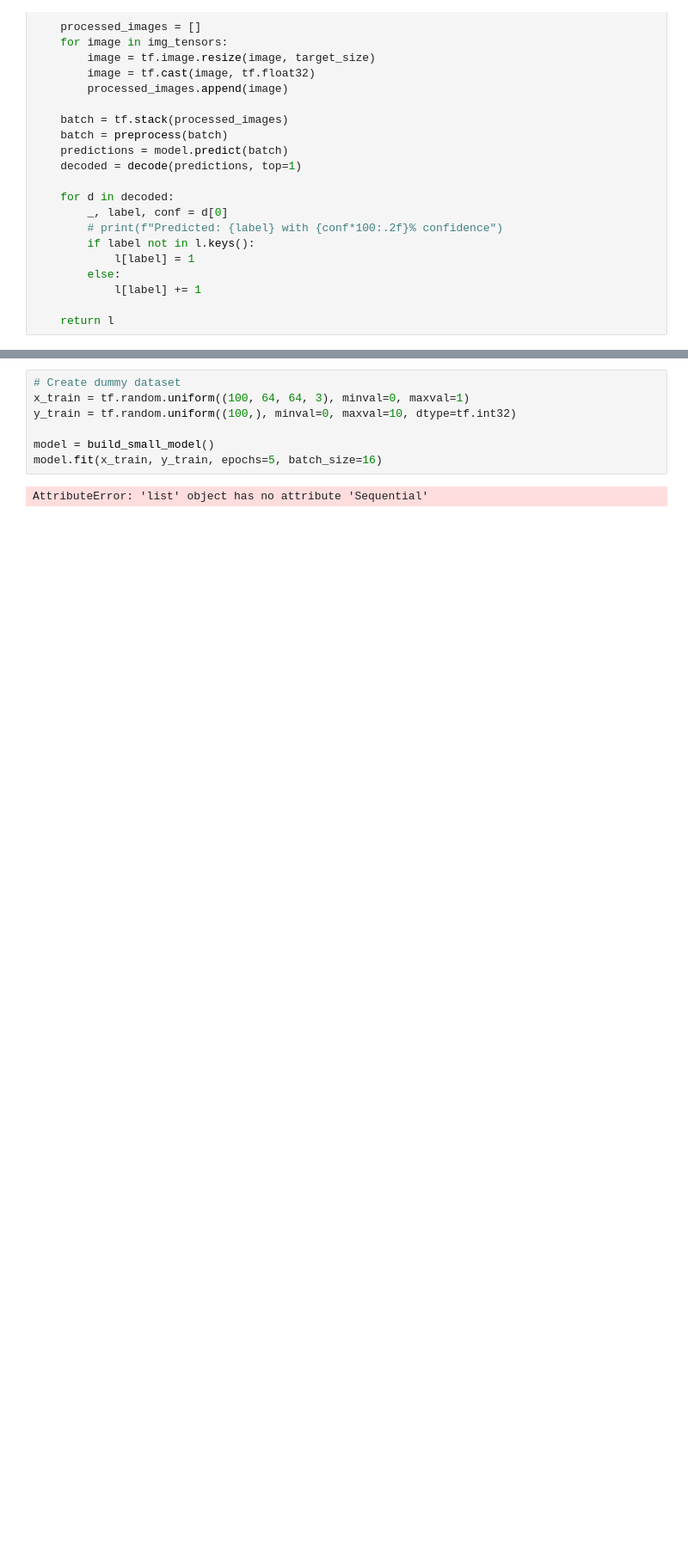
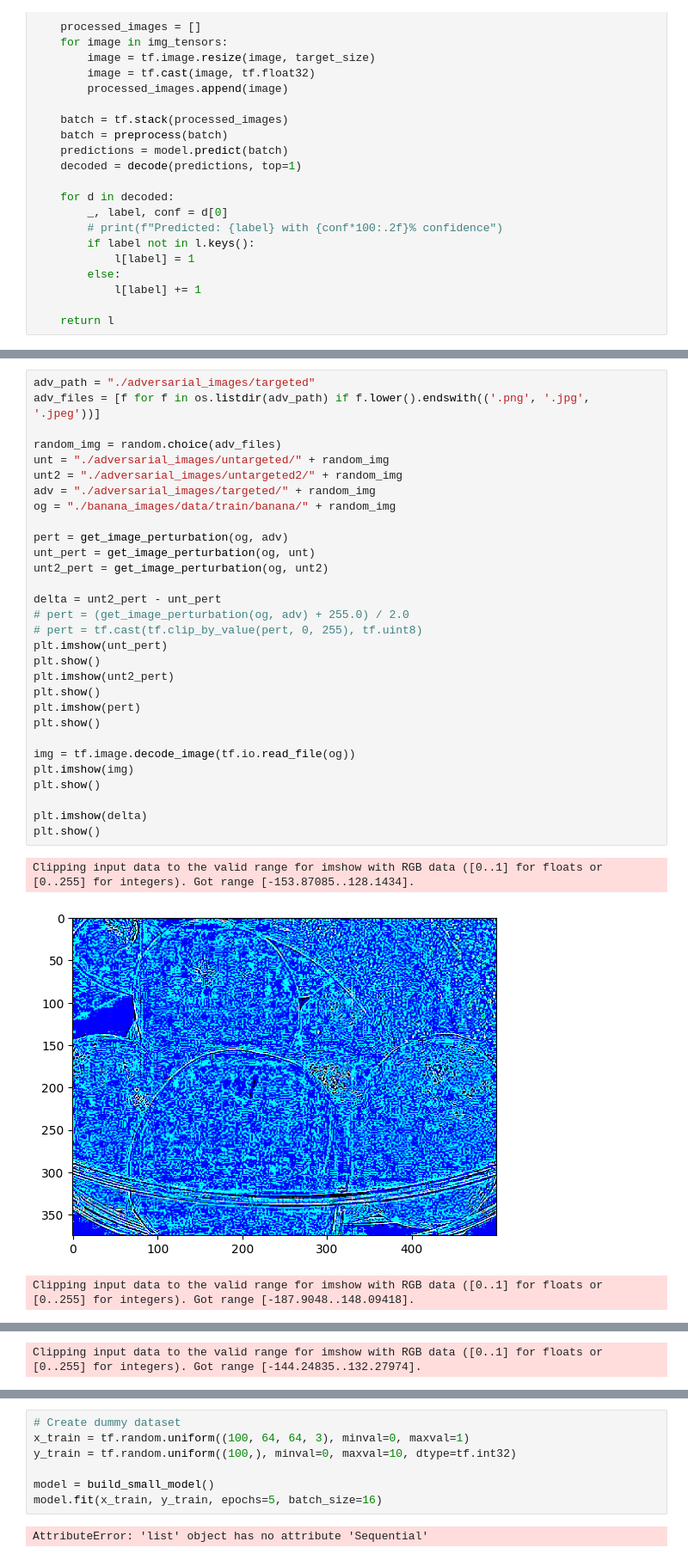
Before and after one commit to paulschweitzer/Adversarial-attacks-with-Transfer-Learning, a Jupyter notebook: src/evaluate.ipynb, the cells around one changed output, grey strips where cells are left out. Shown at 86% size. Drawn from its saved outputs; the diff is of its cells as text; blank space fills up the shorter version.

```diff
--- a/src/evaluate.ipynb
+++ b/src/evaluate.ipynb
@@ -203,0 +263,34 @@ Targeted evasion rate  1.34
+# %%
+adv_path = "./adversarial_images/targeted"
+adv_files = [f for f in os.listdir(adv_path) if f.lower().endswith(('.png', '.jpg', '.jpeg'))]
+
+random_img = random.choice(adv_files)
+unt = "./adversarial_images/untargeted/" + random_img
+unt2 = "./adversarial_images/untargeted2/" + random_img
+adv = "./adversarial_images/targeted/" + random_img
+og = "./banana_images/data/train/banana/" + random_img
+
+pert = get_image_perturbation(og, adv)
+unt_pert = get_image_perturbation(og, unt)
+unt2_pert = get_image_perturbation(og, unt2)
+
+delta = unt2_pert - unt_pert
+# pert = (get_image_perturbation(og, adv) + 255.0) / 2.0
+# pert = tf.cast(tf.clip_by_value(pert, 0, 255), tf.uint8)
+plt.imshow(unt_pert)
+plt.show()
+plt.imshow(unt2_pert)
+plt.show()
+plt.imshow(pert)
+plt.show()
+
+img = tf.image.decode_image(tf.io.read_file(og))
+plt.imshow(img)
+plt.show()
+
+plt.imshow(delta)
+plt.show()
+# %% [output]
+Clipping input data to the valid range for imshow with RGB data ([0..1] for floats or [0..255] for integers). Got range [-153.87085..128.1434].
+[figure, added]
+Clipping input data to the valid range for imshow with RGB data ([0..1] for floats or [0..255] for integers). Got range [-187.9048..148.09418].
@@ -203,0 +298 @@ Targeted evasion rate  1.34
+Clipping input data to the valid range for imshow with RGB data ([0..1] for floats or [0..255] for integers). Got range [-144.24835..132.27974].
```
Also changed, not shown: parts of 12 cells of this notebook, 1 other file.
